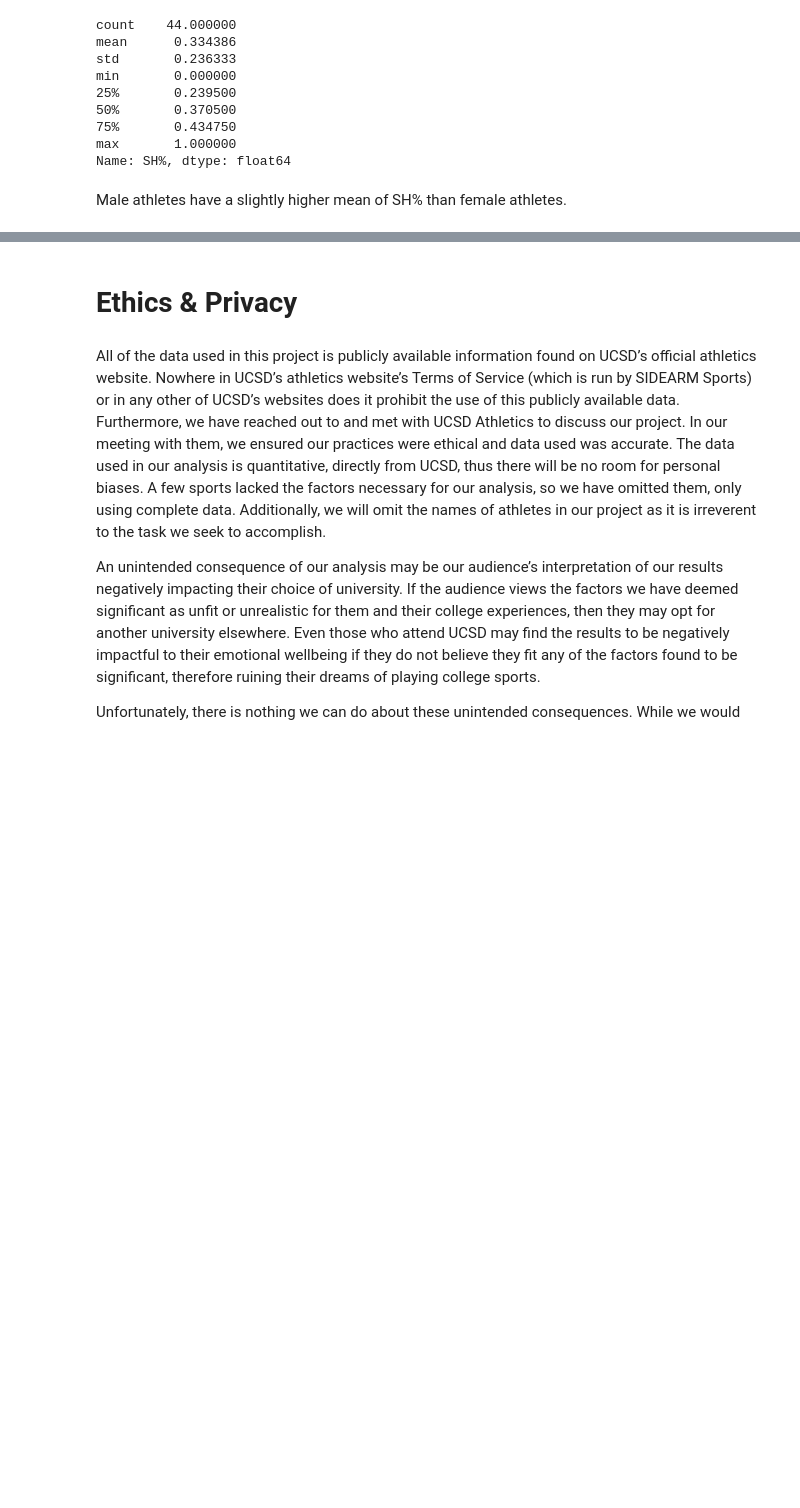
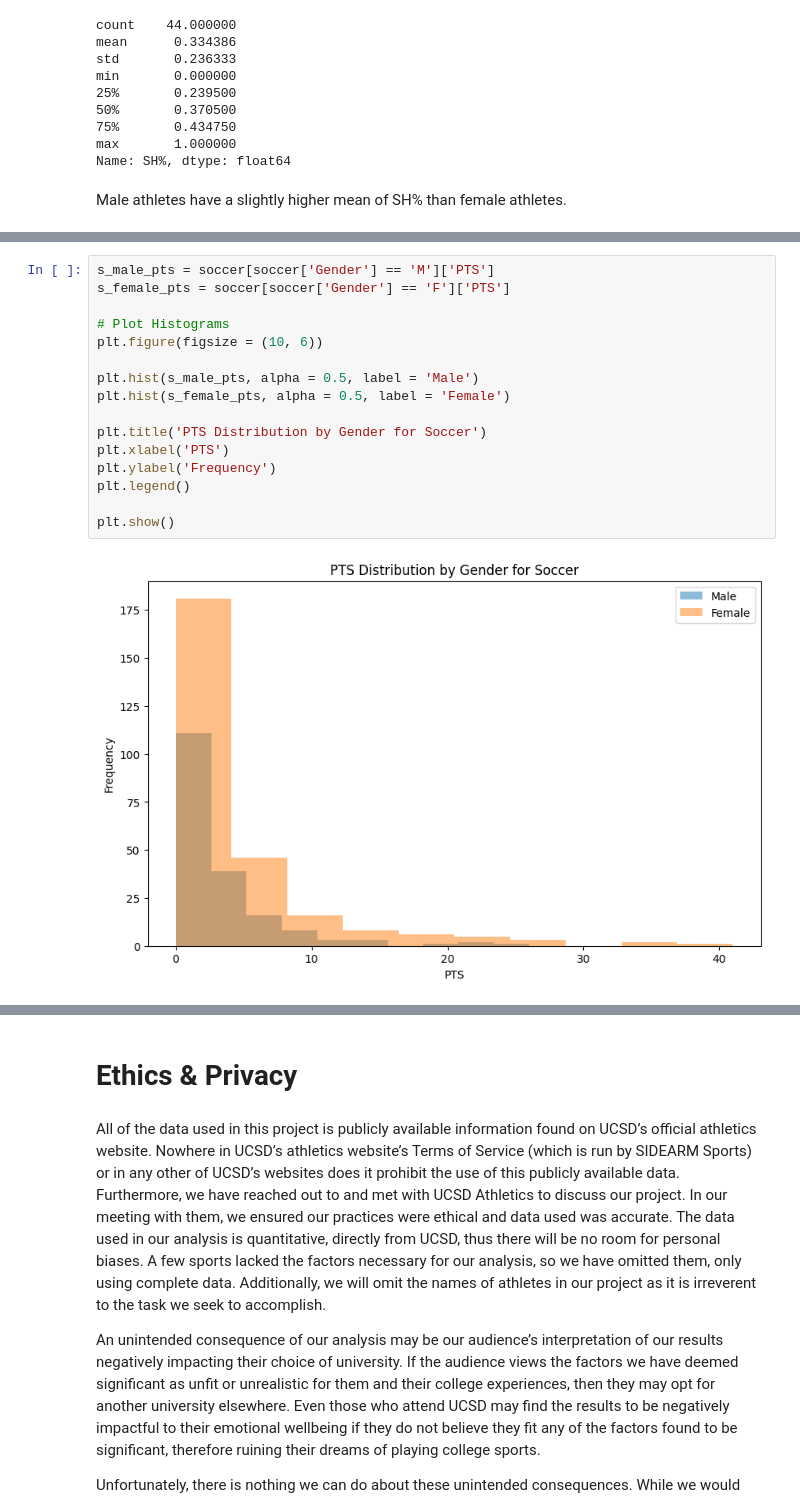
Before and after one commit to COGS108/Group133_WI24, a Jupyter notebook: EDACheckpoint_Group133_WI24.ipynb, the cells around one changed output, grey strips where cells are left out. Saved outputs shown, nothing was run; the diff lists cells and outputs as text; blank space fills up the shorter version.

Commit message:
updated soccer EDA

```diff
--- a/EDACheckpoint_Group133_WI24.ipynb
+++ b/EDACheckpoint_Group133_WI24.ipynb
@@ -821,0 +855,18 @@ plt.show()
+# %%
+s_male_pts = soccer[soccer['Gender'] == 'M']['PTS']
+s_female_pts = soccer[soccer['Gender'] == 'F']['PTS']
+
+# Plot Histograms
+plt.figure(figsize = (10, 6))
+
+plt.hist(s_male_pts, alpha = 0.5, label = 'Male')
+plt.hist(s_female_pts, alpha = 0.5, label = 'Female')
+
+plt.title('PTS Distribution by Gender for Soccer')
+plt.xlabel('PTS')
+plt.ylabel('Frequency')
+plt.legend()
+
+plt.show()
+# %% [output]
+[figure, added]
```
Also changed, not shown: parts of 10 cells of this notebook.
